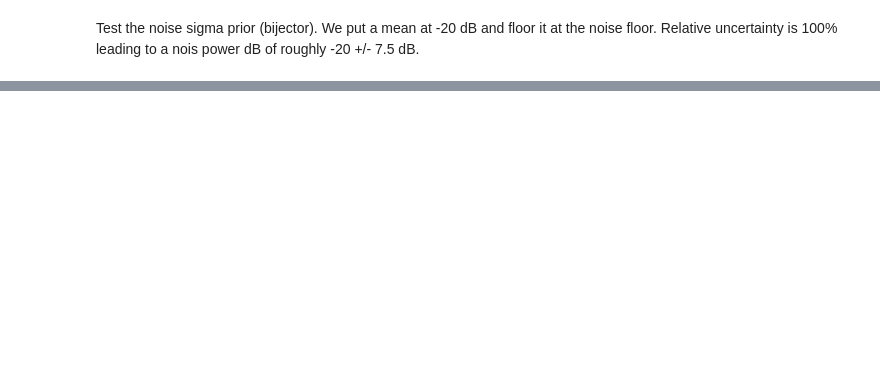
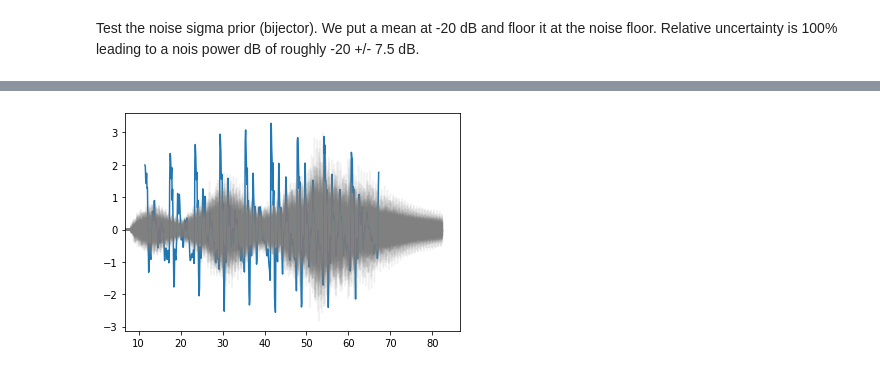
Before and after one commit to mvsoom/thesis-py, a Jupyter notebook: inv/test.ipynb, the cells around one changed output, grey strips where cells are left out. Drawn from its saved outputs; the diff is of its cells as text; code cells hidden in the pictures; blank space fills up the shorter version.

```diff
--- a/inv/test.ipynb
+++ b/inv/test.ipynb
@@ -291,0 +94,26 @@ jax.jit(func)(x, y, g)
+# %%
+theta = prior.sample(seed=jaxkey())
+noise_sigma, theta_source, theta_filter = model.unpack_theta(theta, hyper)
+
+hyper2 = process.hyper_fullt(hyper)
+
+R = model.full_kernelmatrix_root(
+    theta_source, theta_filter, hyper2, convolve=True
+)
+
+plot(hyper['data']['t'], hyper['data']['d'])
+
+nsamp = 100
+for _ in range(nsamp):
+    w = model.randf(hyper)
+    f = R @ w
+    plot(hyper['data']['fullt'], f, color='grey', alpha=1/sqrt(nsamp))
+
+def setxlim(f, margin=0.05):
+    ts = hyper['data']['fullt'][f != 0.]
+    xlim(ts[0]*(1-margin), ts[-1]*(1+margin))
+
+setxlim(f)
+
+klatt.play(hyper['data']['t'], f)
+# %% [output]
@@ -291,0 +121 @@ jax.jit(func)(x, y, g)
+[figure, added]
```
Also changed, not shown: parts of 24 cells of this notebook, 9 other files.
